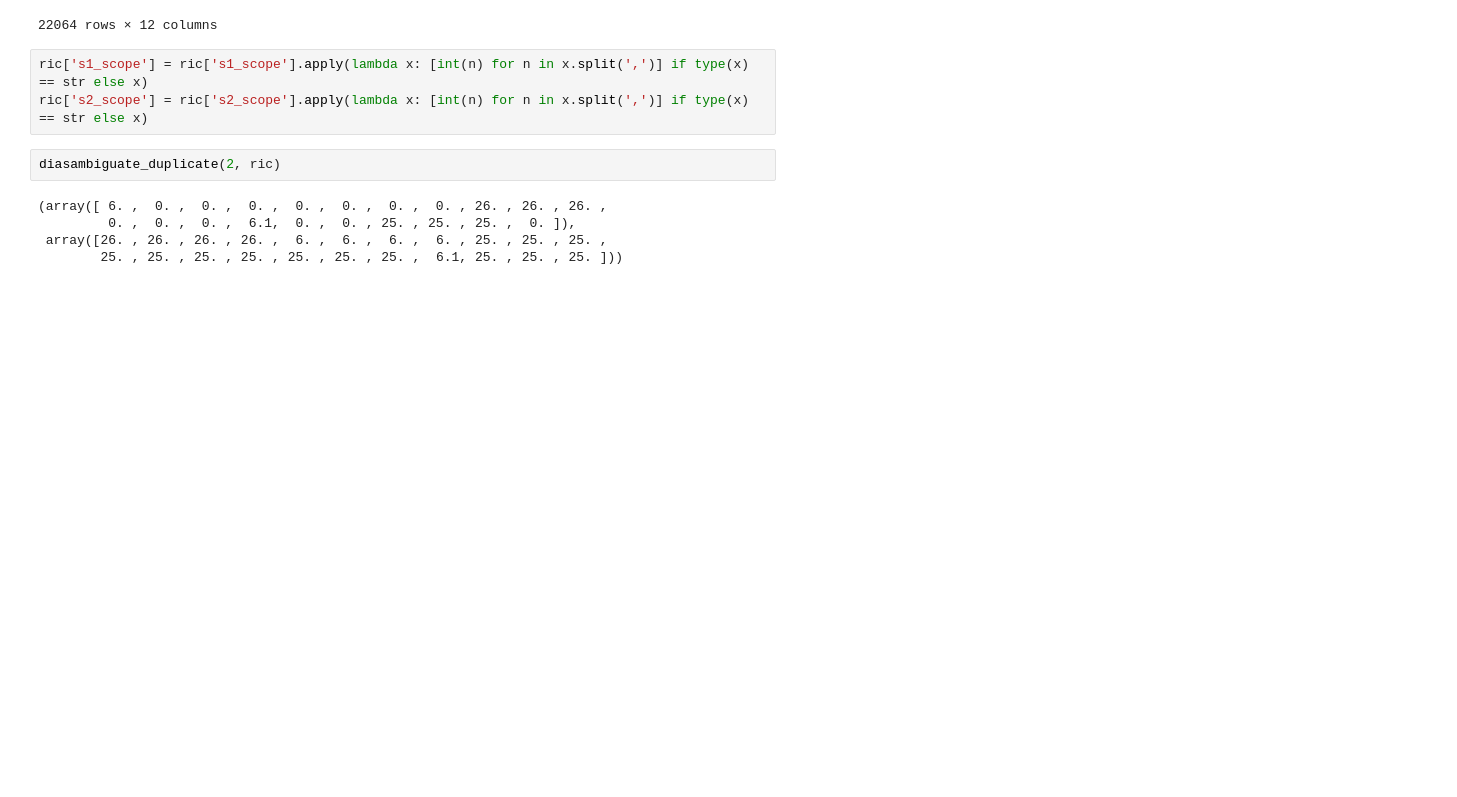
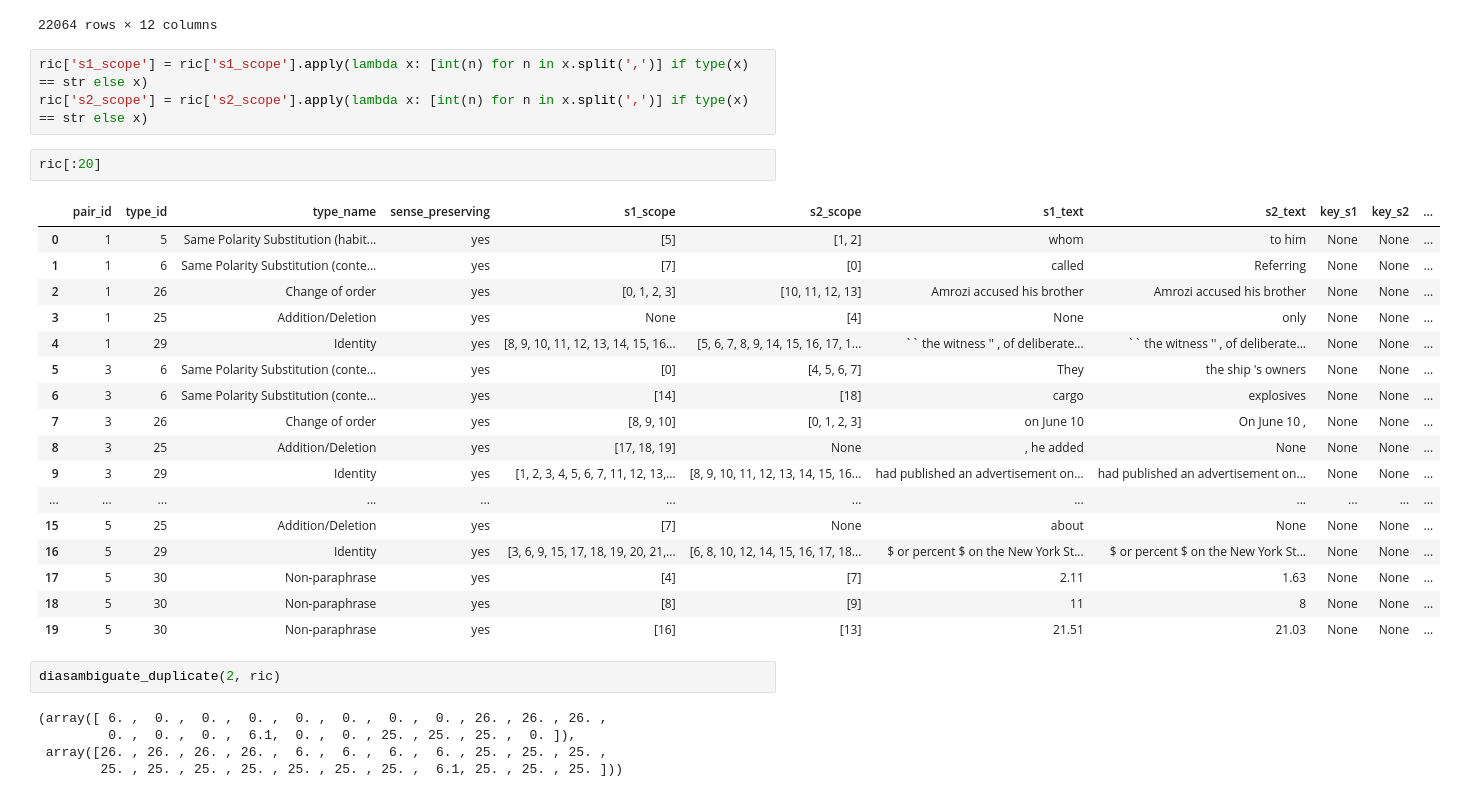
Before and after one commit to lucasadelino/thesis, a Jupyter notebook: reannotation.ipynb, the cells around one changed output. Drawn from its saved outputs; the diff is of its cells as text; blank space fills up the shorter version.

```diff
--- a/reannotation.ipynb
+++ b/reannotation.ipynb
@@ -295,6 +301,26 @@ ric
 # %%
 ric['s1_scope'] = ric['s1_scope'].apply(lambda x: [int(n) for n in x.split(',')] if type(x) == str else x)
 ric['s2_scope'] = ric['s2_scope'].apply(lambda x: [int(n) for n in x.split(',')] if type(x) == str else x)
+# %%
+ric[:20]
+# %% [output]
+|  | pair_id | type_id | type_name | sense_preserving | s1_scope | s2_scope | s1_text | s2_text | key_s1 | key_s2 | ... |
+| 0 | 1 | 5 | Same Polarity Substitution (habit... | yes | [5] | [1, 2] | whom | to him | None | None | ... |
+| 1 | 1 | 6 | Same Polarity Substitution (conte... | yes | [7] | [0] | called | Referring | None | None | ... |
+| 2 | 1 | 26 | Change of order | yes | [0, 1, 2, 3] | [10, 11, 12, 13] | Amrozi accused his brother | Amrozi accused his brother | None | None | ... |
+| 3 | 1 | 25 | Addition/Deletion | yes | None | [4] | None | only | None | None | ... |
+| 4 | 1 | 29 | Identity | yes | [8, 9, 10, 11, 12, 13, 14, 15, 16... | [5, 6, 7, 8, 9, 14, 15, 16, 17, 1... | `` the witness '' , of deliberate... | `` the witness '' , of deliberate... | None | None | ... |
+| 5 | 3 | 6 | Same Polarity Substitution (conte... | yes | [0] | [4, 5, 6, 7] | They | the ship 's owners | None | None | ... |
+| 6 | 3 | 6 | Same Polarity Substitution (conte... | yes | [14] | [18] | cargo | explosives | None | None | ... |
+| 7 | 3 | 26 | Change of order | yes | [8, 9, 10] | [0, 1, 2, 3] | on June 10 | On June 10 , | None | None | ... |
+| 8 | 3 | 25 | Addition/Deletion | yes | [17, 18, 19] | None | , he added | None | None | None | ... |
+| 9 | 3 | 29 | Identity | yes | [1, 2, 3, 4, 5, 6, 7, 11, 12, 13,... | [8, 9, 10, 11, 12, 13, 14, 15, 16... | had published an advertisement on... | had published an advertisement on... | None | None | ... |
+| ... | ... | ... | ... | ... | ... | ... | ... | ... | ... | ... | ... |
+| 15 | 5 | 25 | Addition/Deletion | yes | [7] | None | about | None | None | None | ... |
+| 16 | 5 | 29 | Identity | yes | [3, 6, 9, 15, 17, 18, 19, 20, 21,... | [6, 8, 10, 12, 14, 15, 16, 17, 18... | $ or percent $ on the New York St... | $ or percent $ on the New York St... | None | None | ... |
+| 17 | 5 | 30 | Non-paraphrase | yes | [4] | [7] | 2.11 | 1.63 | None | None | ... |
+| 18 | 5 | 30 | Non-paraphrase | yes | [8] | [9] | 11 | 8 | None | None | ... |
+| 19 | 5 | 30 | Non-paraphrase | yes | [16] | [13] | 21.51 | 21.03 | None | None | ... |
 # %%
 diasambiguate_duplicate(2, ric)
 # %% [output]
```
Also changed, not shown: parts of 7 cells of this notebook.
